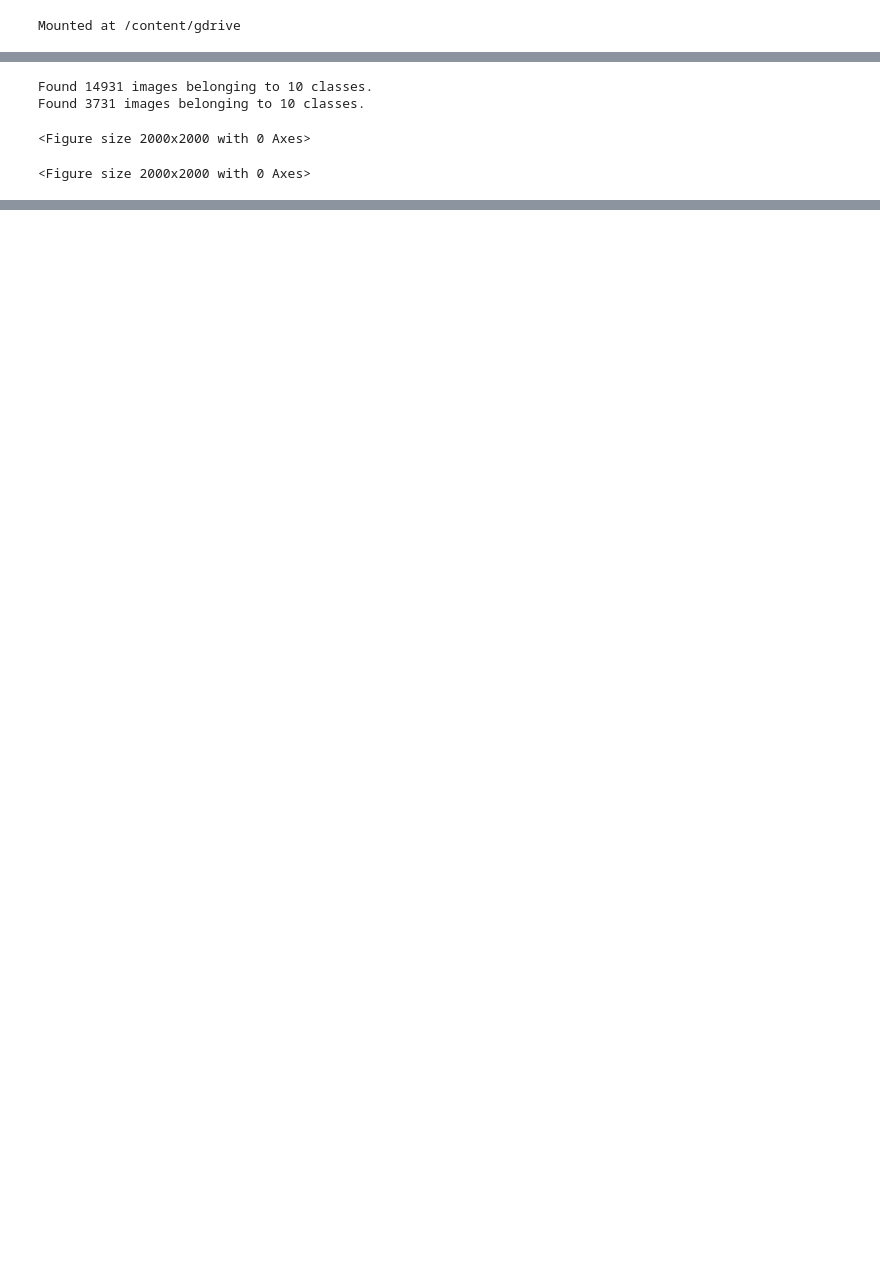
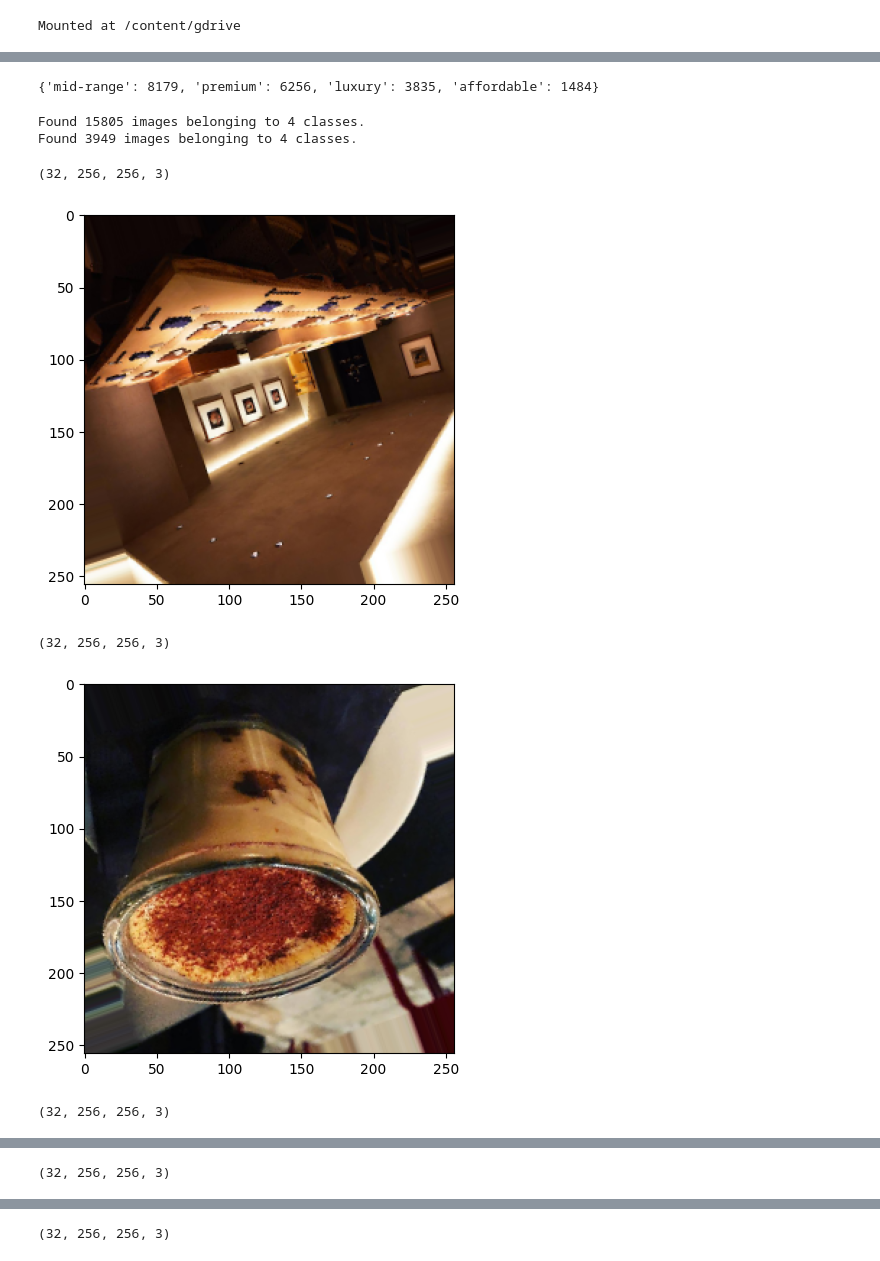
Before and after one commit to AnastasiaDv491/AA-course-assignment2-Group-9, a Jupyter notebook: AA_assignment2.ipynb, the cells around one changed output, grey strips where cells are left out. Saved outputs shown, nothing was run; the diff lists cells and outputs as text; code cells hidden in the pictures; blank space fills up the shorter version.

```diff
--- a/AA_assignment2.ipynb
+++ b/AA_assignment2.ipynb
@@ -44,0 +100,13 @@ num_classes
+# %%
+# check whether the image set contains any corrupt images and remove them
+import PIL
+from pathlib import Path
+from PIL import UnidentifiedImageError
+
+path = Path("./images_sample").rglob("*.jpg")
+for img_p in path:
+    try:
+        img = PIL.Image.open(img_p)
+    except PIL.UnidentifiedImageError:
+      os.remove(img_p)
+      print(img_p)
@@ -95,43 +200,49 @@ for class_name in os.listdir(data_path):
+# %%
+class_name_size = dict(zip(unique_label_slugs, class_sizes))
+class_name_size
+# %% [output]
+{'mid-range': 8179, 'premium': 6256, 'luxury': 3835, 'affordable': 1484}
 # %%
+# Data preprocessing
 data_generator = ImageDataGenerator(
     rescale = 1./255,
     horizontal_flip = True,
     vertical_flip = True,
-    # rotation_range = 20,
+    rotation_range = 20,
     validation_split=0.2
 )
 # %%
+path = './data'
 train_data = data_generator.flow_from_directory(
-    sampled_data_path,
+    path,
     target_size =(256,256),
     class_mode = 'binary',
     batch_size = 32,
     shuffle = True,
     subset = 'training'
 )
+
 valid_data = data_generator.flow_from_directory(
-    sampled_data_path,
+    path,
     target_size=(256,256),
     class_mode='binary',
     batch_size=32,
     shuffle=True,
     subset='validation')
 # %% [output]
-Found 14931 images belonging to 10 classes.
-Found 3731 images belonging to 10 classes.
+Found 15805 images belonging to 4 classes.
+Found 3949 images belonging to 4 classes.
-# %%
-def show_image(image, image_title = None):
-    plt.imshow(image)
-    plt.title(image_title)
-    plt.axis('off')
-
-def get_random_data(data_tuple):
-    images, labels = data_tuple
-    idx = np.random.randint(len(images))
-    image, label = images[idx], labels[idx]
-    return image, label
-
-plt.figure(figsize =(20,20))
-# %% [output]
-<Figure size 2000x2000 with 0 Axes>
-<Figure size 2000x2000 with 0 Axes>
+# %%
+import matplotlib.pyplot as plt
+# https://stackoverflow.com/questions/63355107/keras-imagedatagenerator-result-display-flow
+for _ in range(5):
+    img, label = train_data.next()
+    print(img.shape)   #  (32,256,256,3)
+    plt.imshow(img[0])
+    plt.show()
+# %% [output]
+(32, 256, 256, 3)
+[figure, added]
+(32, 256, 256, 3)
+[figure, added]
+(32, 256, 256, 3)
@@ -137,0 +250 @@ plt.figure(figsize =(20,20))
+(32, 256, 256, 3)
@@ -137,0 +252 @@ plt.figure(figsize =(20,20))
+(32, 256, 256, 3)
```
Also changed, not shown: parts of 21 cells of this notebook.
